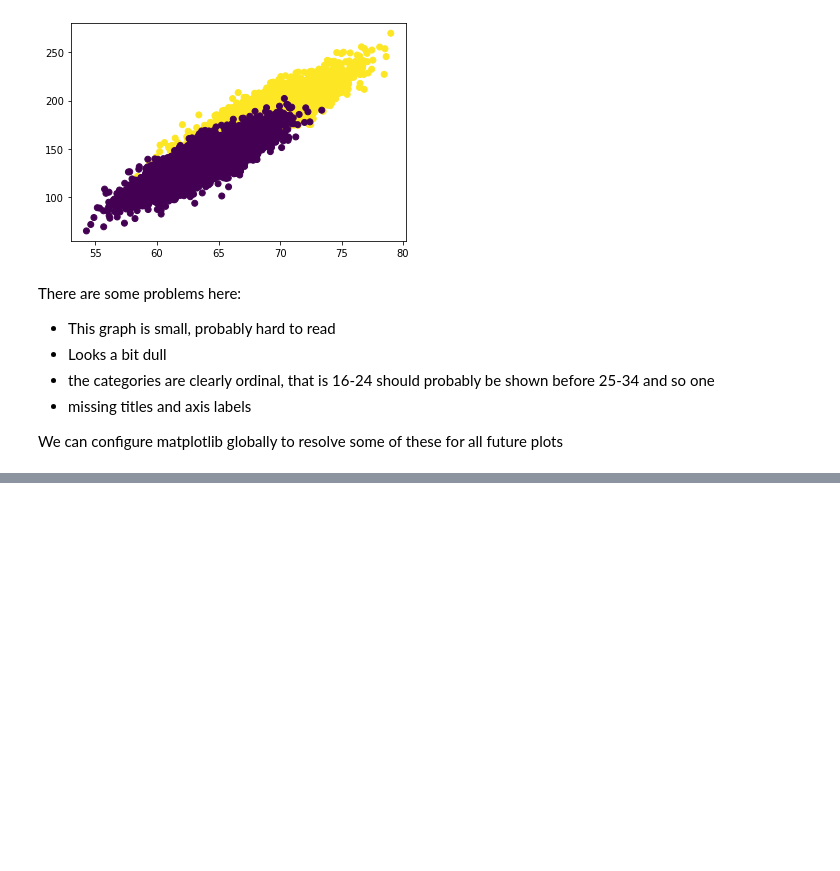
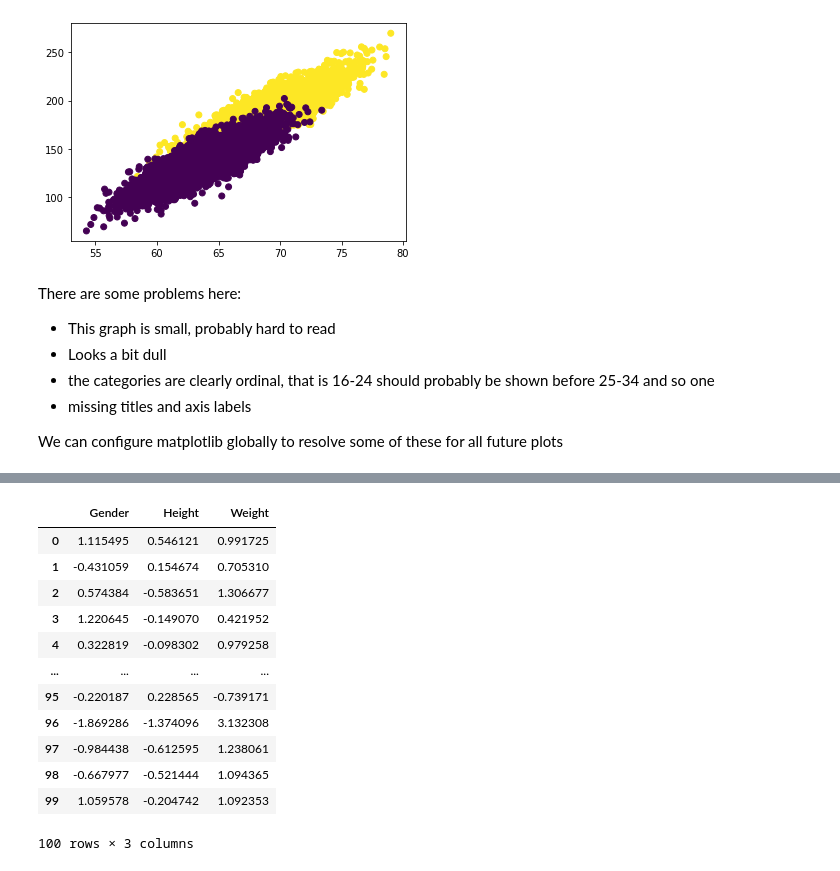
Before and after one commit to UKDataServiceOpen/Synthetic-Data, a Jupyter notebook: code-demo/CodeDemo-Basics.ipynb, the cells around one changed output, grey strips where cells are left out. Saved outputs shown, nothing was run; the diff lists cells and outputs as text; code cells hidden in the pictures; blank space fills up the shorter version.

```diff
--- a/code-demo/CodeDemo-Basics.ipynb
+++ b/code-demo/CodeDemo-Basics.ipynb
@@ -216,0 +212,17 @@ We can configure matplotlib globally to resolve some of these for all future plo
+# %%
+lowest_fidelity = pd.DataFrame(np.random.randn(100, 3), columns=('Gender','Height', 'Weight'))
+lowest_fidelity
+# %% [output]
+|  | Gender | Height | Weight |
+| 0 | 1.115495 | 0.546121 | 0.991725 |
+| 1 | -0.431059 | 0.154674 | 0.705310 |
+| 2 | 0.574384 | -0.583651 | 1.306677 |
+| 3 | 1.220645 | -0.149070 | 0.421952 |
+| 4 | 0.322819 | -0.098302 | 0.979258 |
+| ... | ... | ... | ... |
+| 95 | -0.220187 | 0.228565 | -0.739171 |
+| 96 | -1.869286 | -1.374096 | 3.132308 |
+| 97 | -0.984438 | -0.612595 | 1.238061 |
+| 98 | -0.667977 | -0.521444 | 1.094365 |
+| 99 | 1.059578 | -0.204742 | 1.092353 |
+100 rows × 3 columns
```
Also changed, not shown: parts of 14 cells of this notebook, 1 other file.
